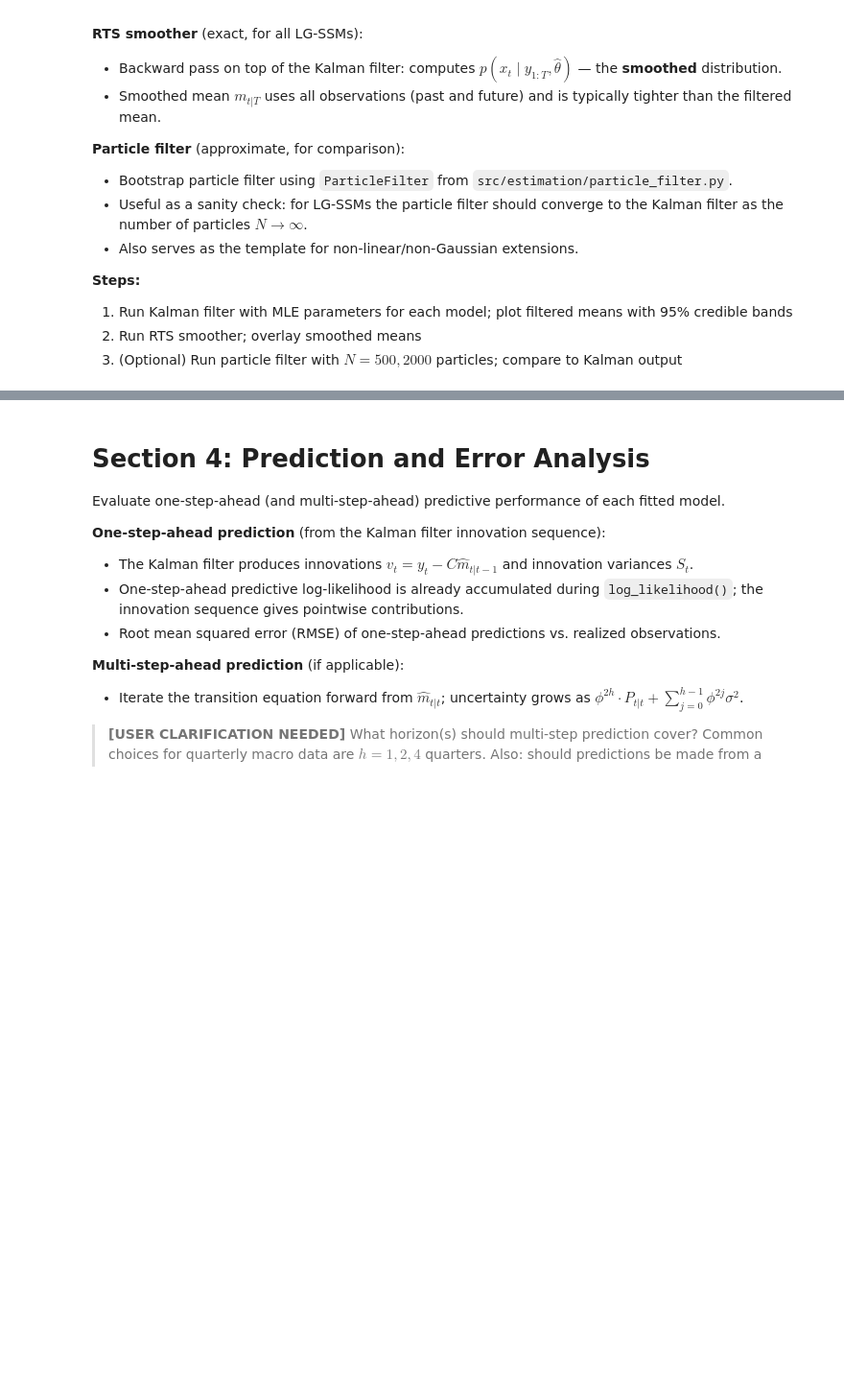
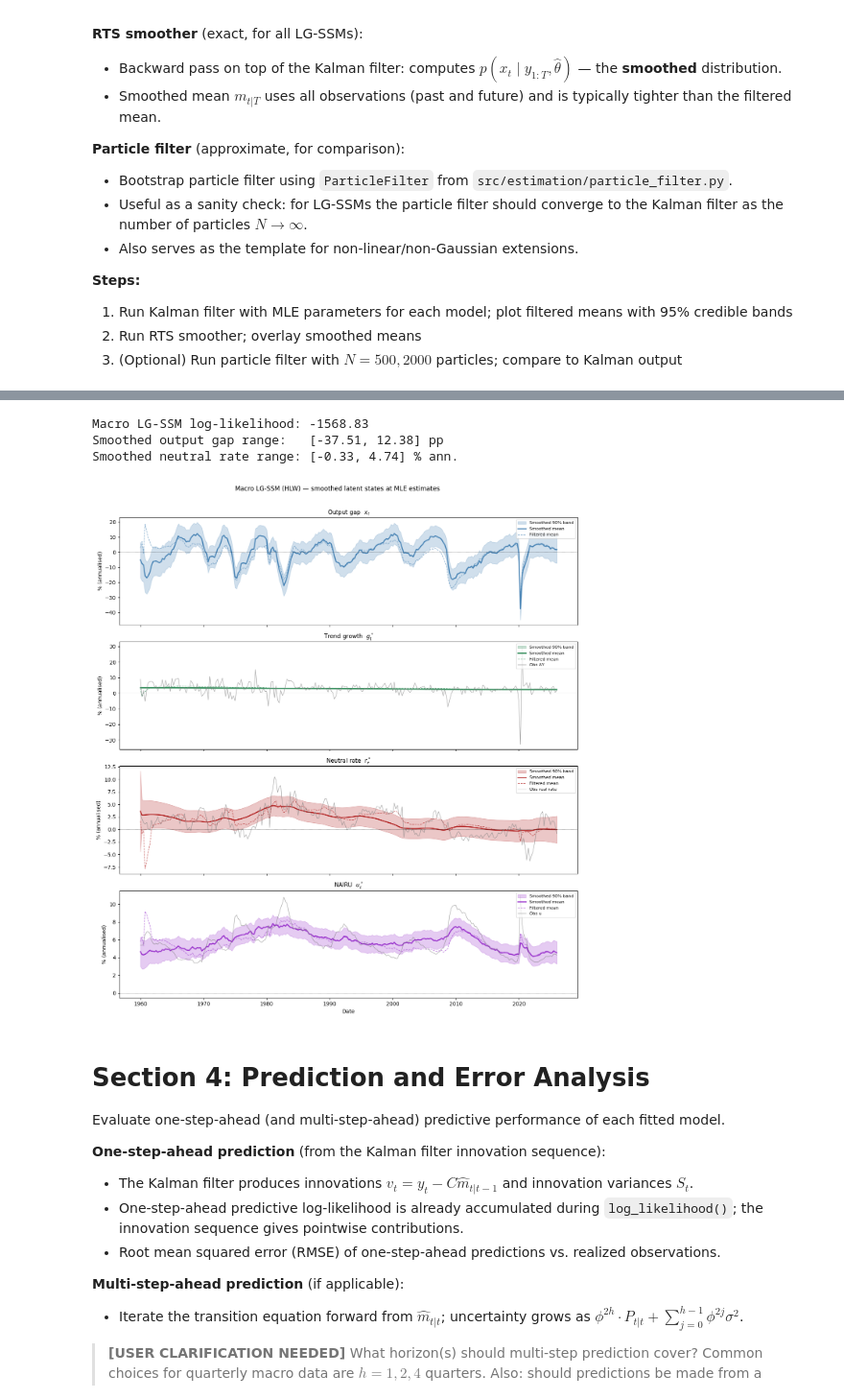
Before and after one commit to rickyli02/particle_filter_project_submission, a Jupyter notebook: notebooks/macro_data_linear.ipynb, the cells around one changed output, grey strips where cells are left out. Shown at 96% size. Cells and saved outputs as stored; diff of their text form; code cells hidden in the pictures; blank space fills up the shorter version.

```diff
--- a/notebooks/macro_data_linear.ipynb
+++ b/notebooks/macro_data_linear.ipynb
@@ -478,3 +636,64 @@ smoothed_means, smoothed_covs = kalman_simple.run_smoother()
+# %%
+MacroSSM_fitted = LinearMacroSSM(
+    phi_1=phi_1_hat, phi_2=phi_2_hat, lambda_r=lambda_r_hat,
+    c_g=c_g_hat,
+    alpha_pi=alpha_pi_hat, beta_pi=beta_pi_hat,
+    gamma=gamma_hat,
+    rho_i=rho_i_hat, psi_pi=psi_pi_hat, psi_x=psi_x_hat,
+    sigma_x=sigma_x_hat, sigma_g=sigma_g_hat, sigma_zeta=sigma_zeta_hat,
+    sigma_u_star=sigma_u_star_hat,
+    sigma_dY=sigma_dY_hat, sigma_pi=sigma_pi_hat,
+    sigma_u=sigma_u_hat, sigma_i=sigma_i_hat,
+    pi_star=2.0, diffuse_var=1e4, seed=42,
+)
+
+# smoother() runs the Kalman filter internally and returns both
+sm_macro, smP_macro, fm_macro, fmP_macro, ll_macro_sm = MacroSSM_fitted.smoother(Y_arr_macro)
+
+print(f"Macro LG-SSM log-likelihood: {ll_macro_sm:.2f}")
+print(f"Smoothed output gap range:   [{sm_macro[:, 0].min():.2f}, {sm_macro[:, 0].max():.2f}] pp")
+print(f"Smoothed neutral rate range: [{sm_macro[:, 4].min():.2f}, {sm_macro[:, 4].max():.2f}] % ann.")
+# %% [output]
+Macro LG-SSM log-likelihood: -1568.83
+Smoothed output gap range:   [-37.51, 12.38] pp
+Smoothed neutral rate range: [-0.33, 4.74] % ann.
+# %%
+_S_X, _S_G, _S_R, _S_U = 0, 2, 4, 6   # state indices for key components
+
+_states = [
+    (_S_X, 'Output gap  $x_t$',          'steelblue',   None,              None),
+    (_S_G, 'Trend growth  $g_t^*$',       'seagreen',    Y_macro['dY'],     'Obs ΔY'),
+    (_S_R, 'Neutral rate  $r_t^*$',       'firebrick',   Y_macro['i'] - Y_macro['pi'], 'Obs real rate'),
+    (_S_U, 'NAIRU  $u_t^*$',              'darkorchid',  Y_macro['u'],      'Obs u'),
+]
+
+fig, axes = plt.subplots(4, 1, figsize=(13, 14), sharex=True)
+
+for ax, (idx, title, color, obs_series, obs_label) in zip(axes, _states):
+    sm_mean = sm_macro[:, idx]
+    sm_sd   = np.sqrt(np.abs(smP_macro[:, idx, idx]))   # abs guards tiny negatives
+    fm_mean = fm_macro[:, idx]
+
+    ax.fill_between(dates_macro,
+                    sm_mean - z90 * sm_sd, sm_mean + z90 * sm_sd,
+                    alpha=0.25, color=color, label='Smoothed 90% band')
+    ax.plot(dates_macro, sm_mean, color=color, lw=2.0, label='Smoothed mean')
+    ax.plot(dates_macro, fm_mean, color=color, lw=1.0, ls='--', alpha=0.7, label='Filtered mean')
+
+    if obs_series is not None:
+        ax.plot(dates_macro, obs_series.values, color='gray', lw=0.9, alpha=0.7, label=obs_label)
+
+    ax.axhline(0, color='black', lw=0.5, ls=':')
+    ax.set_title(title, fontsize=11)
+    ax.set_ylabel('% (annualised)')
+    ax.legend(fontsize=8, loc='upper right')
+
+axes[-1].set_xlabel('Date')
+fig.suptitle('Macro LG-SSM (HLW) — smoothed latent states at MLE estimates', fontsize=12, y=1.01)
+fig.tight_layout()
+plt.show()
+# %% [output]
+[figure, added]
 # %% [markdown]
 # Section 4: Prediction and Error Analysis
 
```
Also changed, not shown: parts of 12 cells of this notebook.
